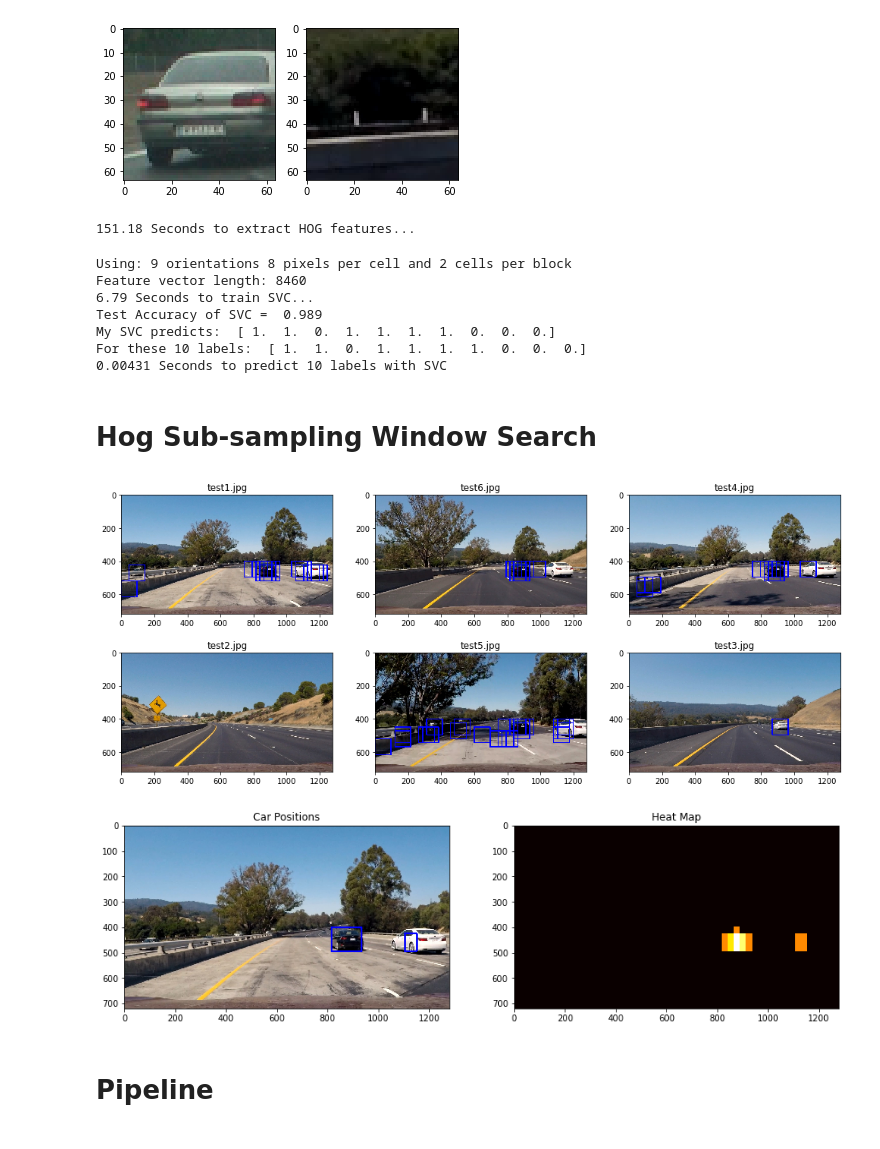
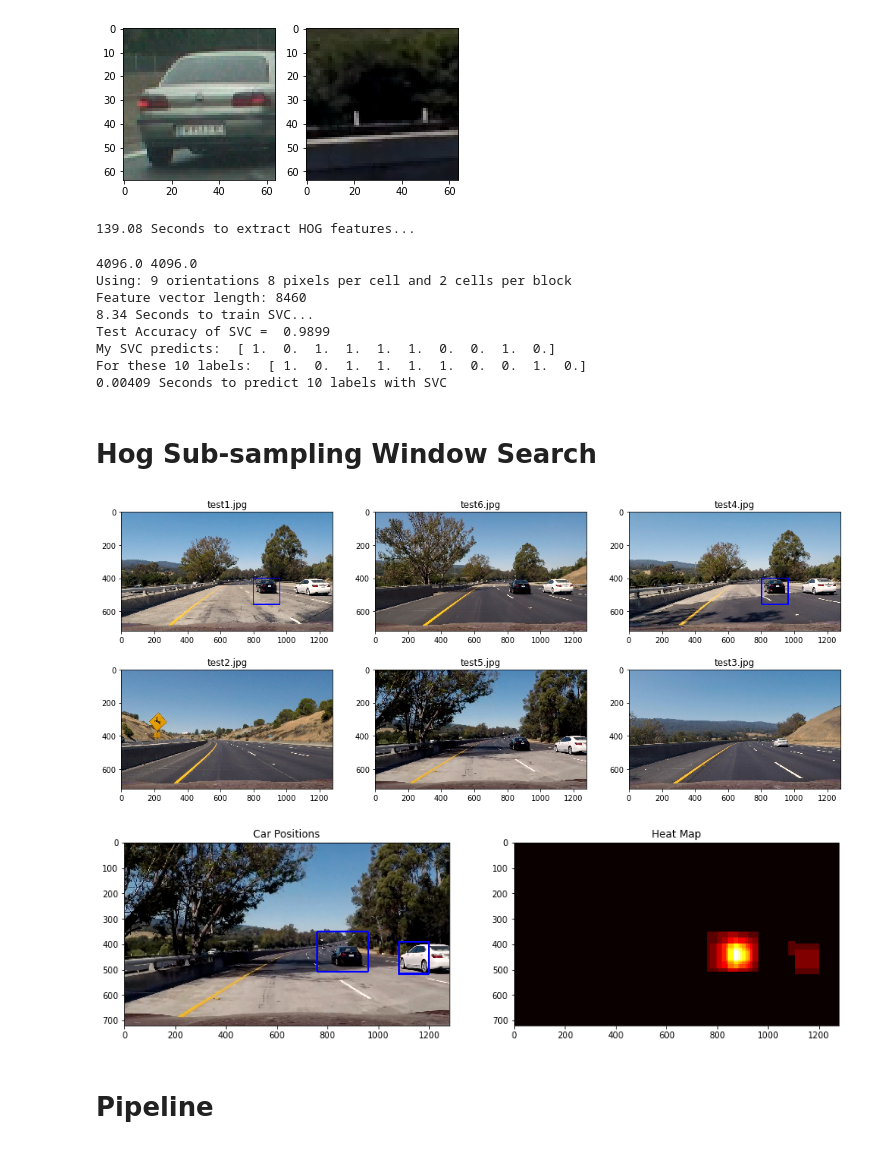
Before and after one commit to Rxmeez/SDCND-1-VehicleDectection, a Jupyter notebook: Vehicle-Detection.ipynb, the cells around one changed output. Cells and saved outputs as stored; diff of their text form; code cells hidden in the pictures.

```diff
--- a/Vehicle-Detection.ipynb
+++ b/Vehicle-Detection.ipynb
@@ -297,7 +300,7 @@ plt.show()
 [figure]
 # %%
 # Tweak these parameters and see how the results change.
-color_space = 'HLS' # Can be RGB, HSV, LUV, HLS, YUV, YCrCb
+color_space = 'YCrCb' # Can be RGB, HSV, LUV, HLS, YUV, YCrCb
 orient = 9  # HOG orientations
 pix_per_cell = 8 # HOG pixels per cell
 cell_per_block = 2 # HOG cells per block
@@ -310,19 +313,27 @@ hog_feat = True # HOG features on or off
 y_start_stop = [400, 700] # Min and max in y to search in slide_window()
 # %%
 t=time.time()
-car_features = extract_features(cars, color_space=colorspace, orient=orient, pix_per_cell=pix_per_cell,
+car_features = extract_features(cars, color_space=color_space, orient=orient, pix_per_cell=pix_per_cell,
                                 cell_per_block=cell_per_block, hog_channel=hog_channel, spatial_feat=spatial_feat,
                                 hist_feat=hist_feat, hog_feat=hog_feat)
-notcar_features = extract_features(notcars, color_space=colorspace, orient=orient, pix_per_cell=pix_per_cell,
+notcar_features = extract_features(notcars, color_space=color_space, orient=orient, pix_per_cell=pix_per_cell,
                                    cell_per_block=cell_per_block, hog_channel=hog_channel, spatial_feat=spatial_feat,
                                    hist_feat=hist_feat, hog_feat=hog_feat)
 t2 = time.time()
+
+"""
+imgs, color_space='RGB', spatial_size=(32, 32), hist_bins=32, orient=9, pix_per_cell=8,
+                     cell_per_block=2, hog_channel=0, spatial_feat=True, hist_feat=True, hog_feat=True)
+"""
+
+
 print(round(t2-t, 2), 'Seconds to extract HOG features...')
 # %% [output]
-151.18 Seconds to extract HOG features...
+139.08 Seconds to extract HOG features...
 # %%
 # Create an array stack of feature vectors
 X = np.vstack((car_features, notcar_features)).astype(np.float64)
+print(np.max(car_features), np.max(notcar_features))
 # Fit a per-column scaler
 X_scaler = StandardScaler().fit(X)
 # Apply the scaler to X
@@ -355,13 +366,14 @@ print('For these',n_predict, 'labels: ', y_test[0:n_predict])
 t2 = time.time()
 print(round(t2-t, 5), 'Seconds to predict', n_predict,'labels with SVC')
 # %% [output]
+4096.0 4096.0
 Using: 9 orientations 8 pixels per cell and 2 cells per block
 Feature vector length: 8460
-6.79 Seconds to train SVC...
-Test Accuracy of SVC =  0.989
-My SVC predicts:  [ 1.  1.  0.  1.  1.  1.  1.  0.  0.  0.]
-For these 10 labels:  [ 1.  1.  0.  1.  1.  1.  1.  0.  0.  0.]
-0.00431 Seconds to predict 10 labels with SVC
+8.34 Seconds to train SVC...
+Test Accuracy of SVC =  0.9899
+My SVC predicts:  [ 1.  0.  1.  1.  1.  1.  0.  0.  1.  0.]
+For these 10 labels:  [ 1.  0.  1.  1.  1.  1.  0.  0.  1.  0.]
+0.00409 Seconds to predict 10 labels with SVC
 # %% [markdown]
 # Hog Sub-sampling Window Search
 # %%
@@ -452,7 +464,7 @@ def find_cars(img, ystart, ystop, scale, svc, X_scaler, orient, pix_per_cell, ce
 # %%
 ystart = 400
 ystop = 700
-scale = 1.5
+scale = 2.5
 
 test_images = []
 test_files = glob.glob('./test_images/*.jpg')
@@ -468,7 +480,7 @@ for i in range(len(test_images)):
     plt.imshow(test_images[i])
 plt.show()
 # %% [output]
-[figure, old version]
+[figure, new version]
 # %%
 def add_heat(heatmap, bbox_list):
     # Iterate through list of bboxes
@@ -502,36 +514,60 @@ def draw_labeled_bboxes(img, labels):
     return img
 # %%
 # Read in image similar to one shown above
-image = mpimg.imread('./test_images/test1.jpg')
-img = mpimg.imread('./test_images/test1.jpg')
-_, box_list = find_cars(img, ystart, ystop, scale, svc, X_scaler, orient, pix_per_cell, cell_per_block, spatial_size, hist_bins)
+image = mpimg.imread('./test_images/test5.jpg')
+img = mpimg.imread('./test_images/test5.jpg')
+box_list = []
+
+ystart = 350
+ystop = 550
+scale = 1.0
+_, box = find_cars(img, ystart, ystop, scale, svc, X_scaler, orient, pix_per_cell, cell_per_block, spatial_size,
+                   hist_bins)
+box_list.append(box)
+
+
+ystart = 350
+ystop = 600
+scale = 1.5
+_, box = find_cars(img, ystart, ystop, scale, svc, X_scaler, orient, pix_per_cell, cell_per_block, spatial_size,
+                   hist_bins)
+box_list.append(box)
+
+ystart = 350
+ystop = 700
+scale = 2.5
+_, box = find_cars(img, ystart, ystop, scale, svc, X_scaler, orient, pix_per_cell, cell_per_block, spatial_size,
+                   hist_bins)
+box_list.append(box)
+
+box_list = [item for sublist in box_list for item in sublist]
 
 
 heat = np.zeros_like(image[:,:,0]).astype(np.float)
 
 # Add heat to each box in box list
 heat = add_heat(heat, box_list)
 
 # Apply threshold to help remove false positives
-heat = apply_threshold(heat,3)
+heat = apply_threshold(heat,1)
 
 # Visualize the heatmap when displaying
 heatmap = np.clip(heat, 0, 255)
 
 # Find final boxes from heatmap using label function
 labels = label(heatmap)
 draw_img = draw_labeled_bboxes(np.copy(image), labels)
 
 plt.figure(figsize=(15,15))
 plt.subplot(121)
 plt.imshow(draw_img)
 plt.title('Car Positions')
 plt.subplot(122)
 plt.imshow(heatmap, cmap='hot')
 plt.title('Heat Map')
 plt.show()
 # %% [output]
-[figure, old version]
+[figure, new version]
 # %% [markdown]
 # Pipeline
 # %%
```
Also changed, not shown: parts of 5 cells of this notebook, 1 other file.
